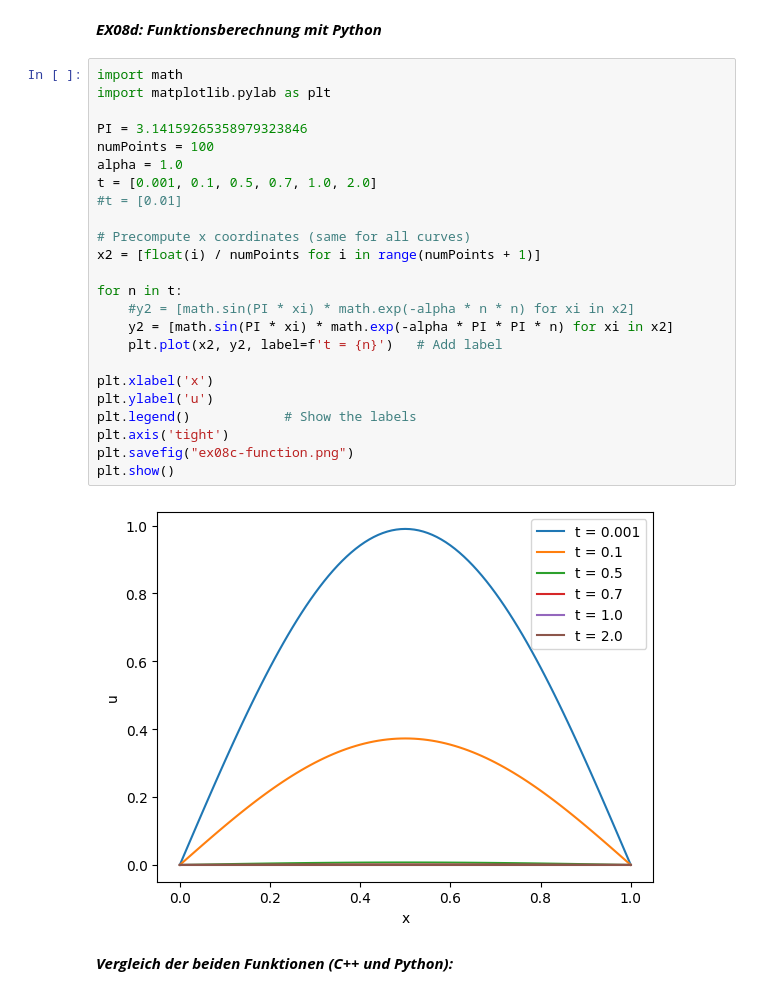
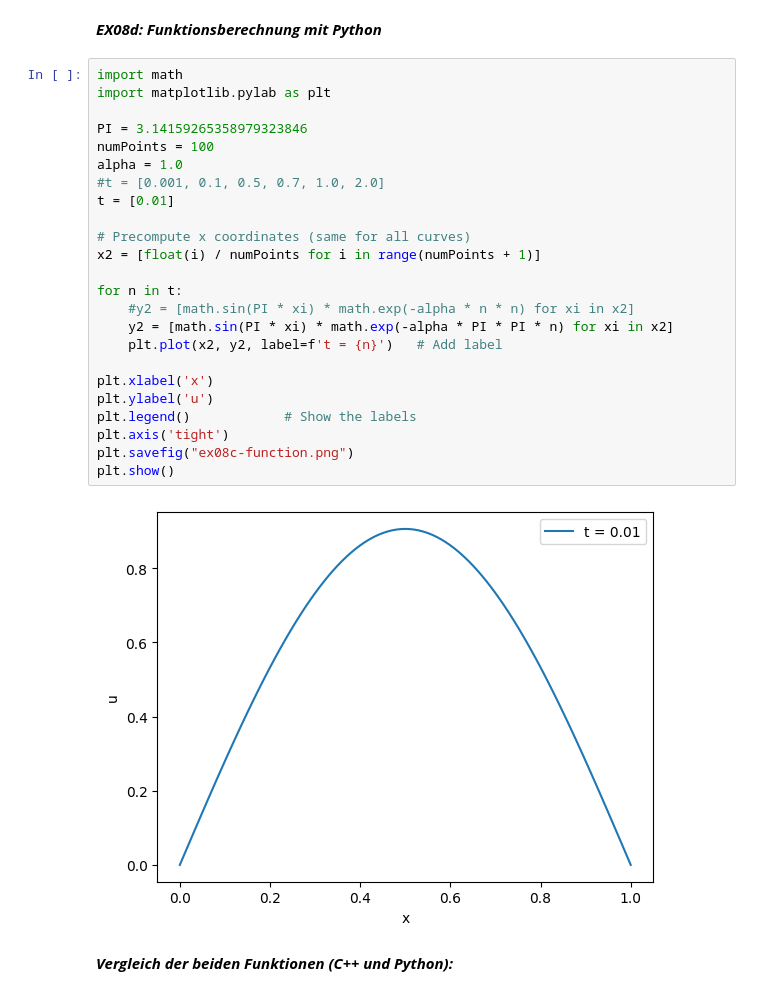
Before and after one commit to OlafKolditz/Hydroinformatik-2026, a Jupyter notebook: EX09-jupyter-notebook.ipynb, the cells around one changed output. Saved outputs shown, nothing was run; the diff lists cells and outputs as text.

```diff
--- a/EX09-jupyter-notebook.ipynb
+++ b/EX09-jupyter-notebook.ipynb
@@ -53,29 +53,29 @@ y1 = np.array(y1)
 # %%
 import math
 import matplotlib.pylab as plt
 
 PI = 3.14159265358979323846
 numPoints = 100
 alpha = 1.0
-t = [0.001, 0.1, 0.5, 0.7, 1.0, 2.0]
-#t = [0.01]
+#t = [0.001, 0.1, 0.5, 0.7, 1.0, 2.0]
+t = [0.01]
 
 # Precompute x coordinates (same for all curves)
 x2 = [float(i) / numPoints for i in range(numPoints + 1)]
 
 for n in t:
     #y2 = [math.sin(PI * xi) * math.exp(-alpha * n * n) for xi in x2]
     y2 = [math.sin(PI * xi) * math.exp(-alpha * PI * PI * n) for xi in x2]
     plt.plot(x2, y2, label=f't = {n}')   # Add label
 
 plt.xlabel('x')
 plt.ylabel('u')
 plt.legend()            # Show the labels
 plt.axis('tight')
 plt.savefig("ex08c-function.png")
 plt.show()
 # %% [output]
-[figure, old version]
+[figure, new version]
 # %% [markdown]
 ***Vergleich der beiden Funktionen (C++ und Python):***
 # %%
```
Also changed, not shown: parts of 2 cells of this notebook, 4 other files.
